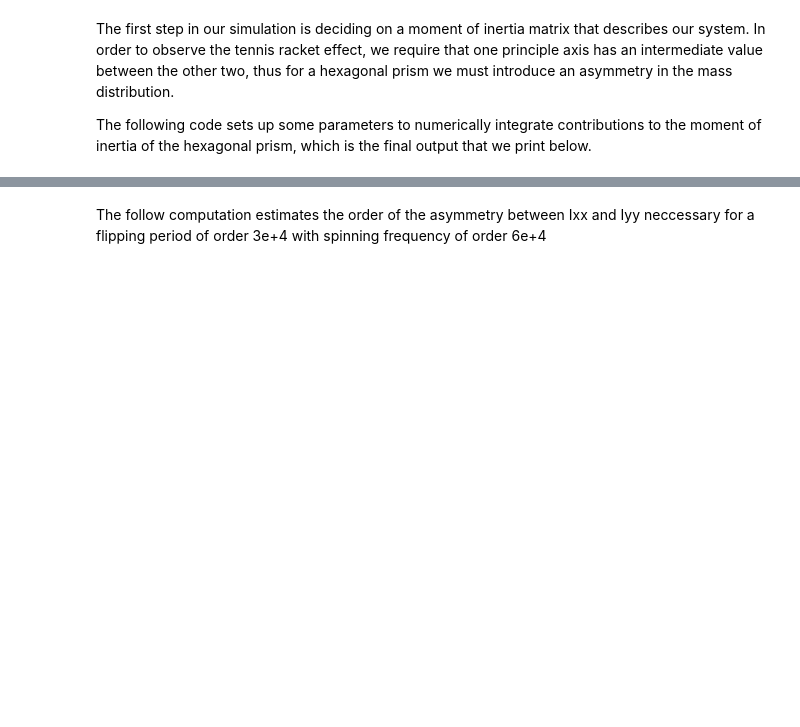
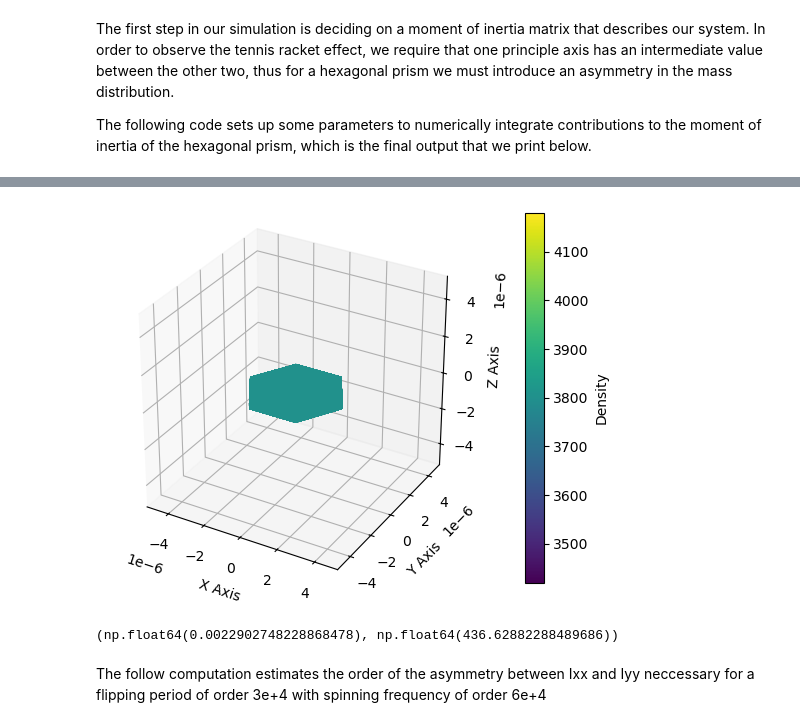
Before and after one commit to MaxWroblewski/Hexagon-Simulation, a Jupyter notebook: HexSim/example_notebook.ipynb, the cells around one changed output, grey strips where cells are left out. Drawn from its saved outputs; the diff is of its cells as text; code cells hidden in the pictures; blank space fills up the shorter version.

```diff
--- a/HexSim/example_notebook.ipynb
+++ b/HexSim/example_notebook.ipynb
@@ -41,3 +56,11 @@ prism.density_colormap()
+# %%
+prism.hexagon_scatter(s = 1e-25)
+# %% [output]
+[figure, added]
+# %%
+prism.run_eval(60000)
+# %% [output]
+(np.float64(0.0022902748228868478), np.float64(436.62882288489686))
 # %% [markdown]
 The follow computation estimates the order of the asymmetry between Ixx and Iyy neccessary for a flipping period of order 3e+4 with spinning frequency of order 6e+4
 # %%
```
Also changed, not shown: parts of 11 cells of this notebook, 7 other files.
